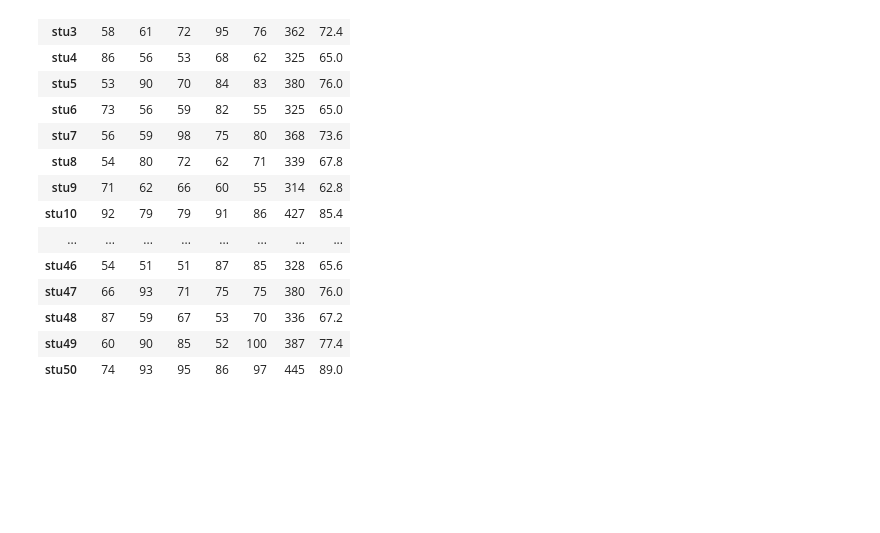
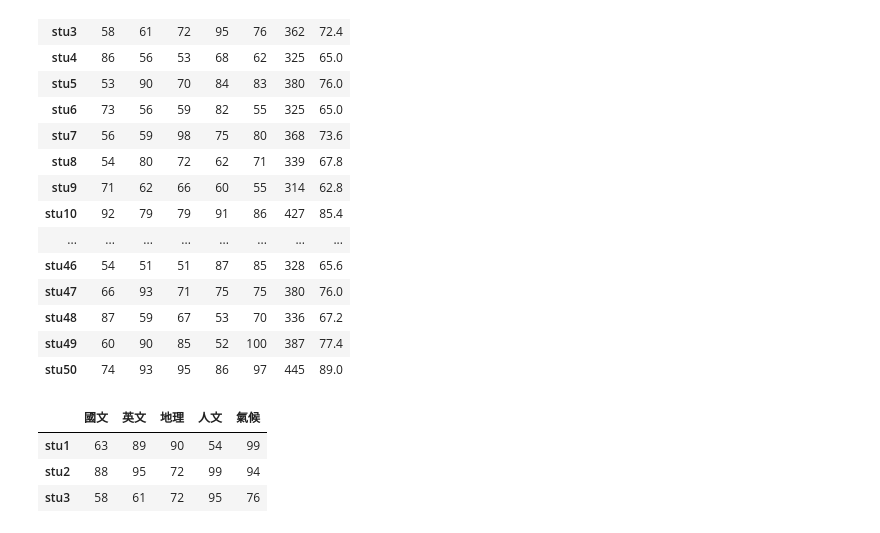
Before and after one commit to Chi-Feng-Tseng/test, a Jupyter notebook: lesson14/lesson14_4.ipynb, the cells around one changed output. Cells and saved outputs as stored; diff of their text form; code cells hidden in the pictures; blank space fills up the shorter version.

```diff
--- a/lesson14/lesson14_4.ipynb
+++ b/lesson14/lesson14_4.ipynb
@@ -61,3 +61,12 @@ df
 | stu48 | 87 | 59 | 67 | 53 | 70 | 336 | 67.2 |
 | stu49 | 60 | 90 | 85 | 52 | 100 | 387 | 77.4 |
 | stu50 | 74 | 93 | 95 | 86 | 97 | 445 | 89.0 |
+# %%
+df.iloc[0]
+df.iloc[[0,1]]
+df.iloc[:3,:5]
+# %% [output]
+|  | 國文 | 英文 | 地理 | 人文 | 氣候 |
+| stu1 | 63 | 89 | 90 | 54 | 99 |
+| stu2 | 88 | 95 | 72 | 99 | 94 |
+| stu3 | 58 | 61 | 72 | 95 | 76 |
```
Also changed, not shown: parts of 2 cells of this notebook, 1 other file.
